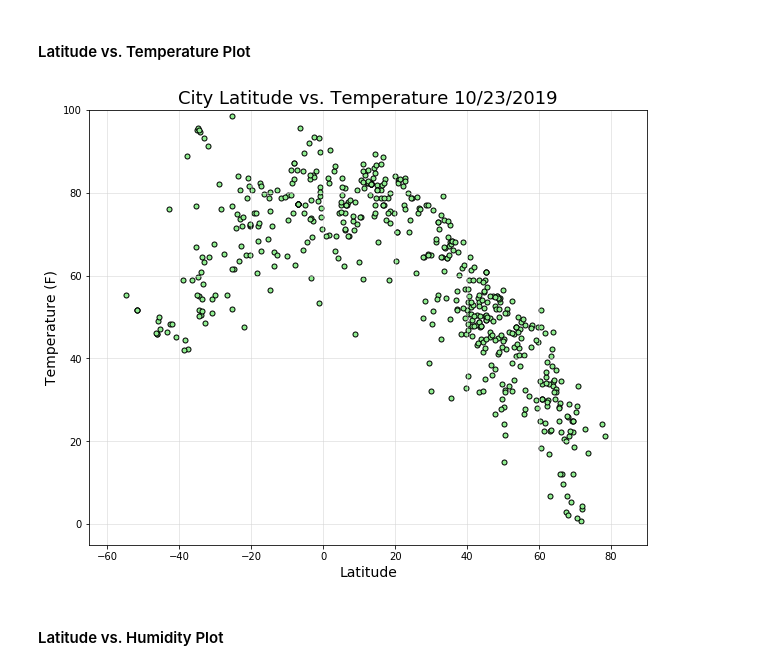
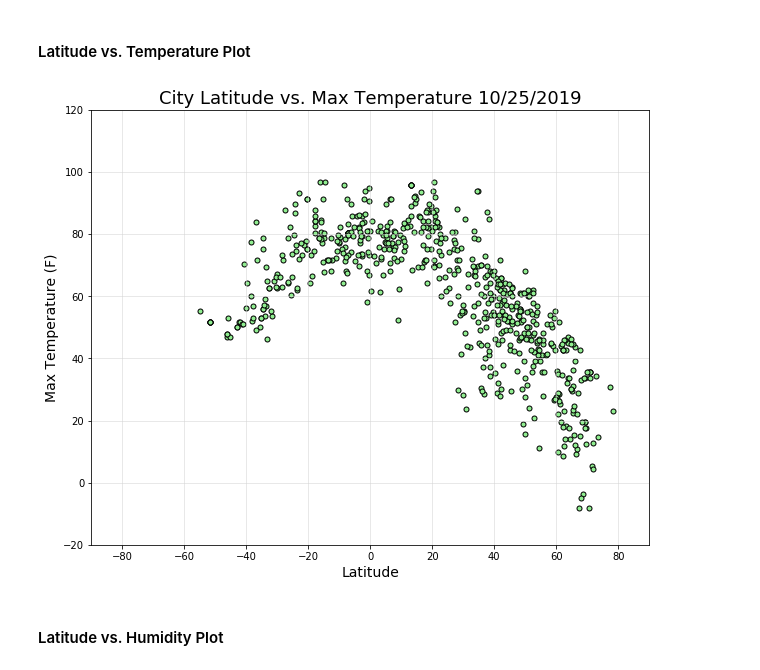
Before and after one commit to PaulaJorgensen/python-api-challenge, a Jupyter notebook: WeatherPy/WeatherPy.ipynb, the cells around one changed output. Cells and saved outputs as stored; diff of their text form; code cells hidden in the pictures.

```diff
--- a/WeatherPy/WeatherPy.ipynb
+++ b/WeatherPy/WeatherPy.ipynb
@@ -34,10 +30,9 @@ lng_range = (-180, 180)
 lat_lngs = []
 cities = []
 
-
 # Create a set of random lat and lng combinations
-lats = np.random.uniform(low=-90.000, high=90.000, size=1500)
-lngs = np.random.uniform(low=-180.000, high=180.000, size=1500)
+lats = np.random.uniform(low=-90.000, high=90.000, size=1800)
+lngs = np.random.uniform(low=-180.000, high=180.000, size=1800)
 lat_lngs = zip(lats, lngs)
 
 # Identify nearest city for each lat, lng combination
@@ -157,22 +162,20 @@ df.head()
 # %%
 date = pd.Timestamp("today").strftime("%m/%d/%Y")
 
 plt.figure(figsize=(10,8))
-plt.scatter(df['lat'], df['temp'], s=25, edgecolor = 'black', facecolor= 'lightgreen')
-plt.title(f"City Latitude vs. Temperature {date}", fontsize="18")
+plt.scatter(df['lat'], df['max temp'], s=25, edgecolor = 'black', facecolor= 'lightgreen')
+plt.title(f"City Latitude vs. Max Temperature {date}", fontsize="18")
 plt.xlabel("Latitude", fontsize="14")
-plt.ylabel("Temperature (F)", fontsize="14")
+plt.ylabel("Max Temperature (F)", fontsize="14")
 plt.grid(True, linewidth = .5, color = 'lightgrey')
-plt.ylim(-5,100)
-plt.xlim(-65,90)
+plt.ylim(-20,120)
+plt.xlim(-90,90)
 
-# Save the Figure
 plt.savefig('Latitude_vs_Temp.png')
 
-# Show the Figure
 plt.show()
 # %% [output]
-[figure, old version]
+[figure, new version]
 # %% [markdown]
 #### Latitude vs. Humidity Plot
 # %%
```
Also changed, not shown: parts of 10 cells of this notebook, 5 other files.
